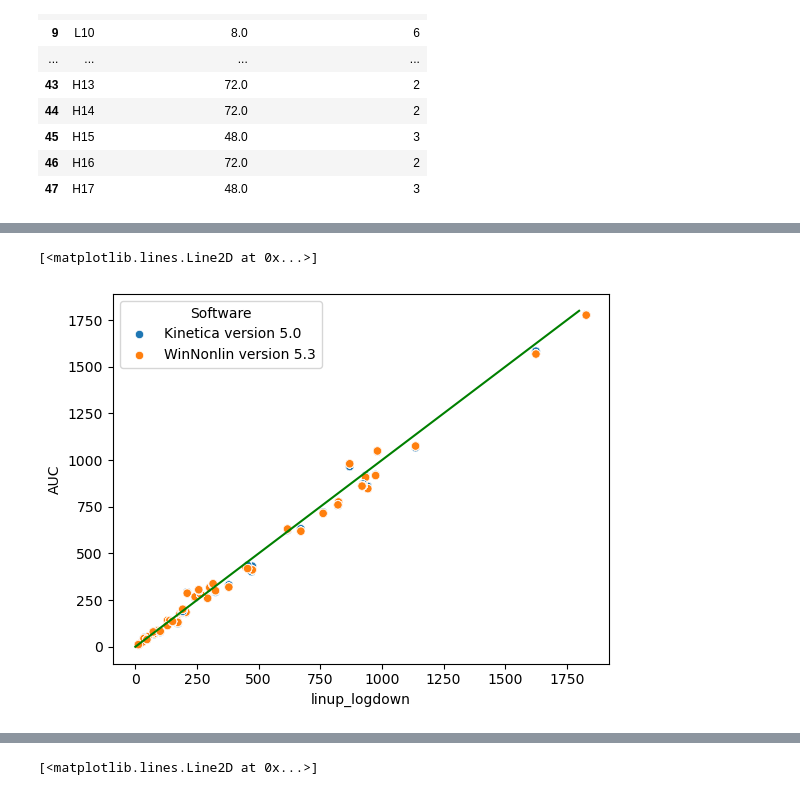
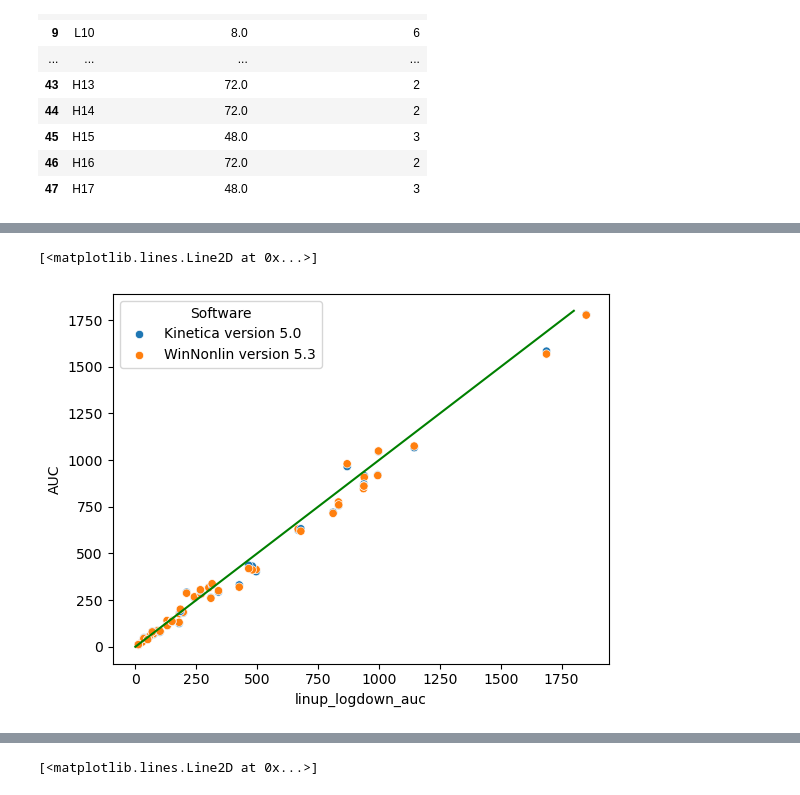
Before and after one commit to kelleyjbrady/NiceODE, a Jupyter notebook: NCA_demo.ipynb, the cells around one changed output, grey strips where cells are left out. Cells and saved outputs as stored; diff of their text form; code cells hidden in the pictures.

```diff
--- a/NCA_demo.ipynb
+++ b/NCA_demo.ipynb
@@ -161,6 +221,8 @@ ks
 # %%
-k_cols = ['ID', 'geom_mean_k_est', 'geom_mean_halflife_est', 'start_time', 'end_time', 'zero_window_time_start']
-ks = ks[k_cols].drop_duplicates().copy()
+old_meth = False
+if old_meth:
+    k_cols = ['ID', 'geom_mean_k_est', 'geom_mean_halflife_est', 'start_time', 'end_time', 'zero_window_time_start']
+    ks = ks[k_cols].drop_duplicates().copy()
 # %%
 ks.loc[ks['ID'] == 'H1']
 # %% [output]
@@ -319,8 +383,8 @@ for sub in auc_calc_df['ID'].unique():
     work_df = auc_calc_df.loc[auc_calc_df['ID'] == sub, :].copy()
     conc = work_df['CONC'].values
     time = work_df['TIME'].values
-    zero_start = work_df['zero_window_time_start'].unique()[0]
-    terminal_k = work_df['geom_mean_k_est'].unique()[0]
+    zero_start = work_df['zero_window_time_start_x'].unique()[0]
+    terminal_k = work_df['window_k_est'].unique()[0]
     if sub == 'M10':
         debugging_tmp = True
         debug_vars = {}
@@ -410,3 +440,17 @@ f1 = auc_df['time_start'] < auc_df['zero_window_time_start']
 f2 = auc_df['time_end'] < auc_df['zero_window_time_start']
 f3 = (auc_df['time_start'] < auc_df['zero_window_time_start']) & (auc_df['time_end'] == np.inf)
 tmp = auc_df.loc[(f1 & f2) | f3, :].copy()
+linear_only_auc = (tmp
+                   .groupby('ID')[['section_auc']]
+                   .sum()
+                   .reset_index()
+                   .rename(columns = {'section_auc':'linear_auc'})
+
+                   )
+tmp_up = tmp.loc[tmp['section_slope_is_pos']]
+linear_up = tmp_up.groupby('ID')['section_auc'].sum().reset_index()
+tmp_down = tmp.loc[~tmp['section_slope_is_pos']]
+log_down = tmp_down.groupby('ID')['section_auc_log_trap'].sum().reset_index()
+tmp = linear_up.merge(log_down, how = 'left', on = 'ID')
+tmp['linup_logdown_auc'] = tmp['section_auc'] + tmp['section_auc_log_trap']
+auc_res = tmp.merge(linear_only_auc, how = 'left', on = 'ID')
@@ -481,4 +461,4 @@ mrt_df = nca_df.loc[nca_df['ANALYTE'] == 'xanthohumol', :]
 # %%
 mrt_df = mrt_df.pivot_table(index = ['ID', 'Software'],columns = 'Parameter', values = 'Value').reset_index()
 # %%
-plot_me = mrt_df.merge(auc_df[['ID', 'linup_logdown', 'linear_auc']], how = 'left', on = 'ID')
+plot_me = mrt_df.merge(auc_res[['ID', 'linup_logdown_auc', 'linear_auc']], how = 'left', on = 'ID')
@@ -499,7 +473,7 @@ plot_tmp = plot_me.loc[plot_me['linup_logdown'] >0, :]
 # %%
-sns.scatterplot(plot_tmp, x = 'linup_logdown', y = 'AUC', hue = 'Software')
+sns.scatterplot(plot_me, x = 'linup_logdown_auc', y = 'AUC', hue = 'Software')
 plt.plot(np.linspace(0,1800, 10), np.linspace(0,1800, 10), color = 'green')
 # %% [output]
 [<matplotlib.lines.Line2D at 0x...>]
-[figure, old version]
+[figure, new version]
 # %%
```
Also changed, not shown: parts of 38 cells of this notebook, 1 other file.
